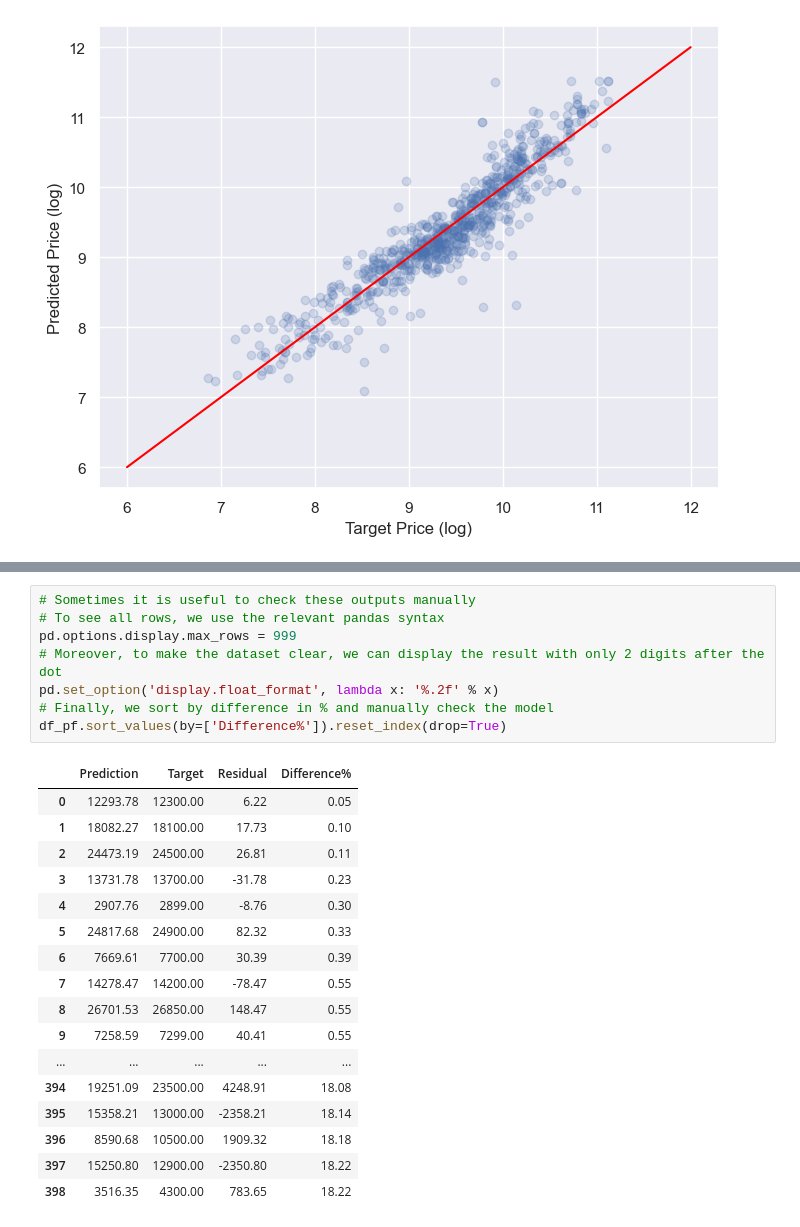
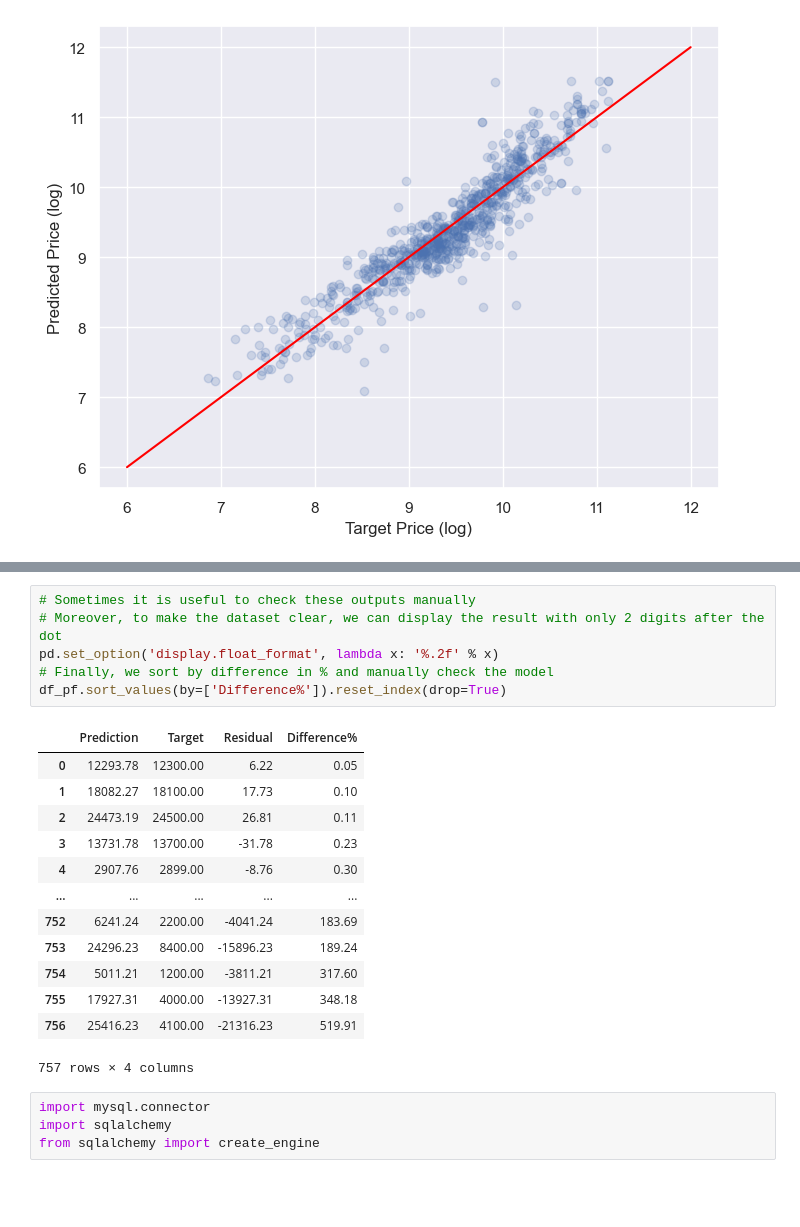
Before and after one commit to Leon-MRR/data_analysis1, a Jupyter notebook: Car price Analysis.ipynb, the cells around one changed output, grey strips where cells are left out. Drawn from its saved outputs; the diff is of its cells as text; blank space fills up the shorter version.

```diff
--- a/Car price Analysis.ipynb
+++ b/Car price Analysis.ipynb
@@ -754,26 +754,24 @@ df_pf.describe()
 # %%
 # Sometimes it is useful to check these outputs manually
-# To see all rows, we use the relevant pandas syntax
-pd.options.display.max_rows = 999
 # Moreover, to make the dataset clear, we can display the result with only 2 digits after the dot
 pd.set_option('display.float_format', lambda x: '%.2f' % x)
 # Finally, we sort by difference in % and manually check the model
 df_pf.sort_values(by=['Difference%']).reset_index(drop=True)
 # %% [output]
 |  | Prediction | Target | Residual | Difference% |
 | 0 | 12293.78 | 12300.00 | 6.22 | 0.05 |
 | 1 | 18082.27 | 18100.00 | 17.73 | 0.10 |
 | 2 | 24473.19 | 24500.00 | 26.81 | 0.11 |
 | 3 | 13731.78 | 13700.00 | -31.78 | 0.23 |
 | 4 | 2907.76 | 2899.00 | -8.76 | 0.30 |
-| 5 | 24817.68 | 24900.00 | 82.32 | 0.33 |
-| 6 | 7669.61 | 7700.00 | 30.39 | 0.39 |
-| 7 | 14278.47 | 14200.00 | -78.47 | 0.55 |
-| 8 | 26701.53 | 26850.00 | 148.47 | 0.55 |
-| 9 | 7258.59 | 7299.00 | 40.41 | 0.55 |
 | ... | ... | ... | ... | ... |
-| 394 | 19251.09 | 23500.00 | 4248.91 | 18.08 |
-| 395 | 15358.21 | 13000.00 | -2358.21 | 18.14 |
-| 396 | 8590.68 | 10500.00 | 1909.32 | 18.18 |
-| 397 | 15250.80 | 12900.00 | -2350.80 | 18.22 |
-| 398 | 3516.35 | 4300.00 | 783.65 | 18.22 |
+| 752 | 6241.24 | 2200.00 | -4041.24 | 183.69 |
+| 753 | 24296.23 | 8400.00 | -15896.23 | 189.24 |
+| 754 | 5011.21 | 1200.00 | -3811.21 | 317.60 |
+| 755 | 17927.31 | 4000.00 | -13927.31 | 348.18 |
+| 756 | 25416.23 | 4100.00 | -21316.23 | 519.91 |
+757 rows × 4 columns
+# %%
+import mysql.connector
+import sqlalchemy
+from sqlalchemy import create_engine
```
Also changed, not shown: parts of 40 cells of this notebook.
